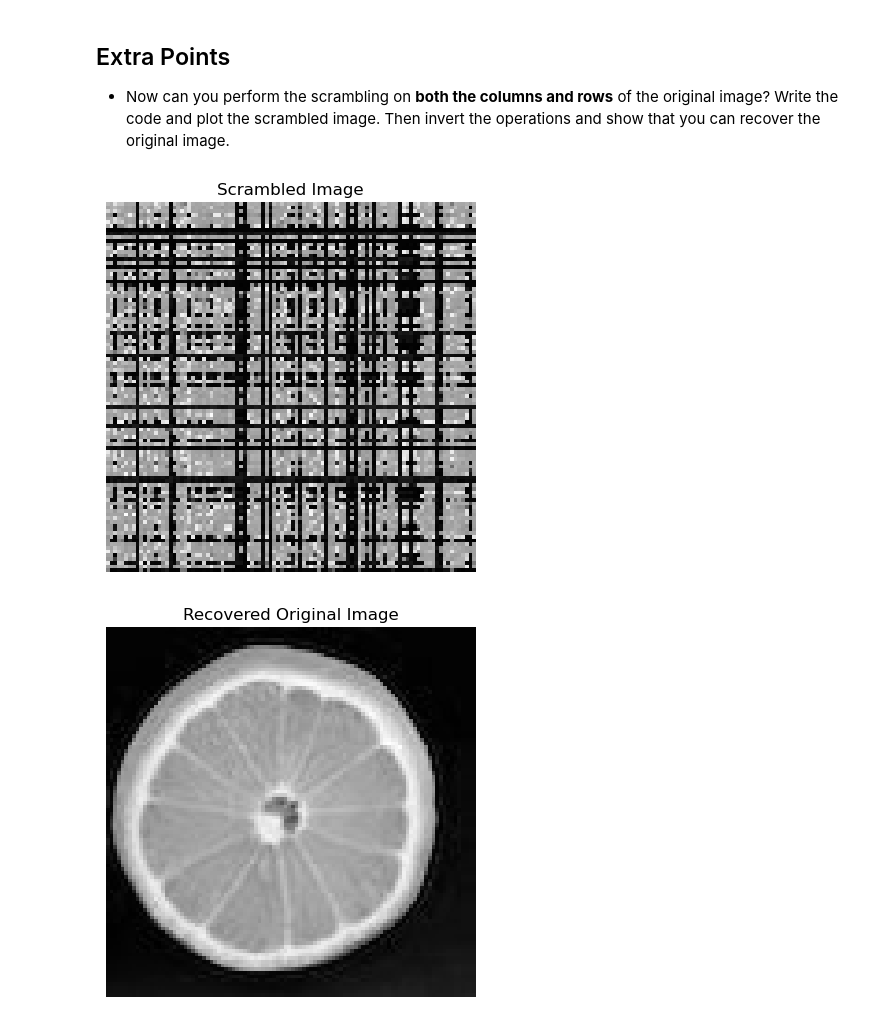
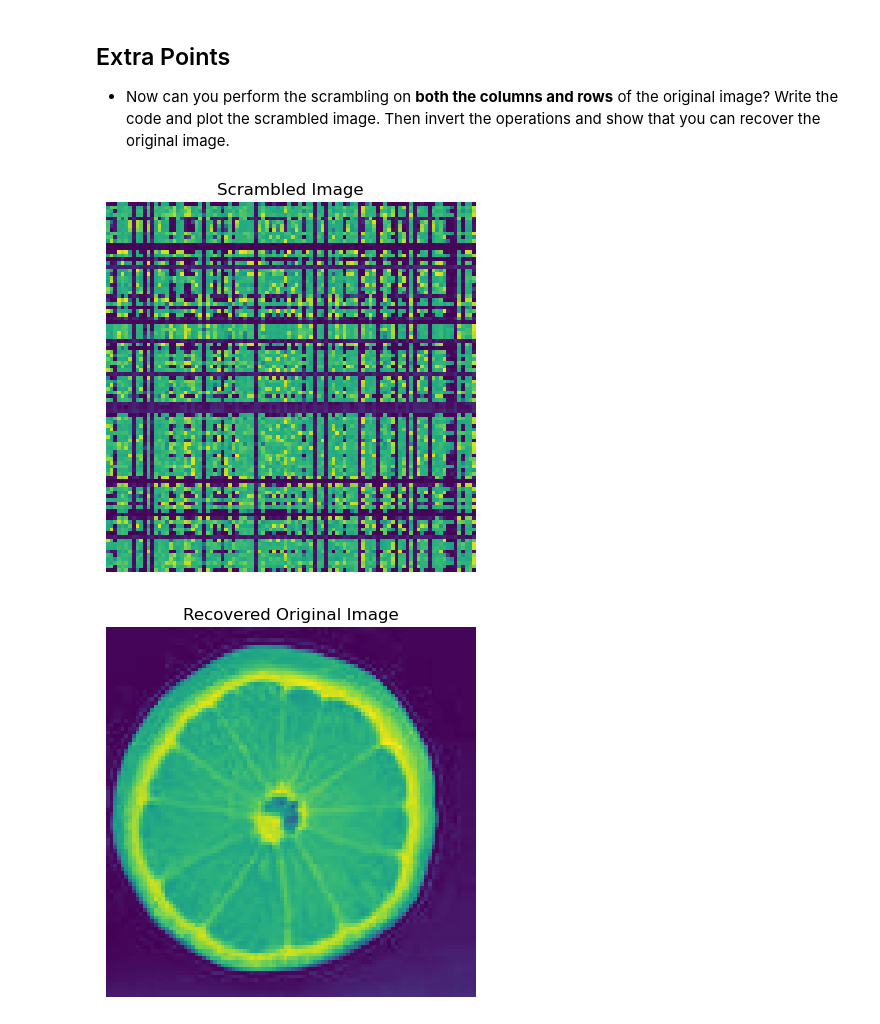
Before and after one commit to Chintandevani/Chintan-Pattern-Recognition, a Jupyter notebook: HW1/Chintan_HW1_PR.ipynb, the cells around one changed output. Drawn from its saved outputs; the diff is of its cells as text; code cells hidden in the pictures.

```diff
--- a/HW1/Chintan_HW1_PR.ipynb
+++ b/HW1/Chintan_HW1_PR.ipynb
@@ -24,7 +21,7 @@ import matplotlib.pyplot as plt
 # %% [markdown]
 PIL stands for Python Imaging Library, and it provides the necessary tools and functions for handling images in Python. It is used for image processing, manipulation, and analysis.
 # %%
-image = np.array(Image.open('C:/Users/chint/Downloads/Lemon Images/lemon.jpeg'))
+image = np.array(Image.open('C:/Users/chint/OneDrive/Desktop/Sem 2/Pattern Recognition/HW1/Lemon Images/lemon.jpeg'))
 # %% [markdown]
 ## Part 1
 
@@ -249,33 +246,33 @@ else:
 # %%
 # Scramble both rows and columns
 num_rows, num_cols = img_average_channel.shape
 row_indices = np.arange(num_rows)
 col_indices = np.arange(num_cols)
 np.random.shuffle(row_indices)
 np.random.shuffle(col_indices)
 
 # Scramble the original image
 scrambled_image = img_average_channel[row_indices][:, col_indices]
 
 # Plot the scrambled image
-plt.imshow(scrambled_image, cmap='gray')
+plt.imshow(scrambled_image)
 plt.title("Scrambled Image")
 plt.axis('off')
 plt.show()
 
 # Invert the scrambling operations
 # Create the inverse row and column indices
 inverse_row_indices = np.argsort(row_indices)
 inverse_col_indices = np.argsort(col_indices)
 
 # Unscramble the scrambled image
 recovered_image = scrambled_image[inverse_row_indices][:, inverse_col_indices]
 
 # Plot the recovered original image
-plt.imshow(recovered_image, cmap='gray')
+plt.imshow(recovered_image)
 plt.title("Recovered Original Image")
 plt.axis('off')
 plt.show()
 # %% [output]
-[figure, old version]
+[figure, new version]
-[figure, old version]
+[figure, new version]
```
Also changed, not shown: parts of 7 cells of this notebook.
